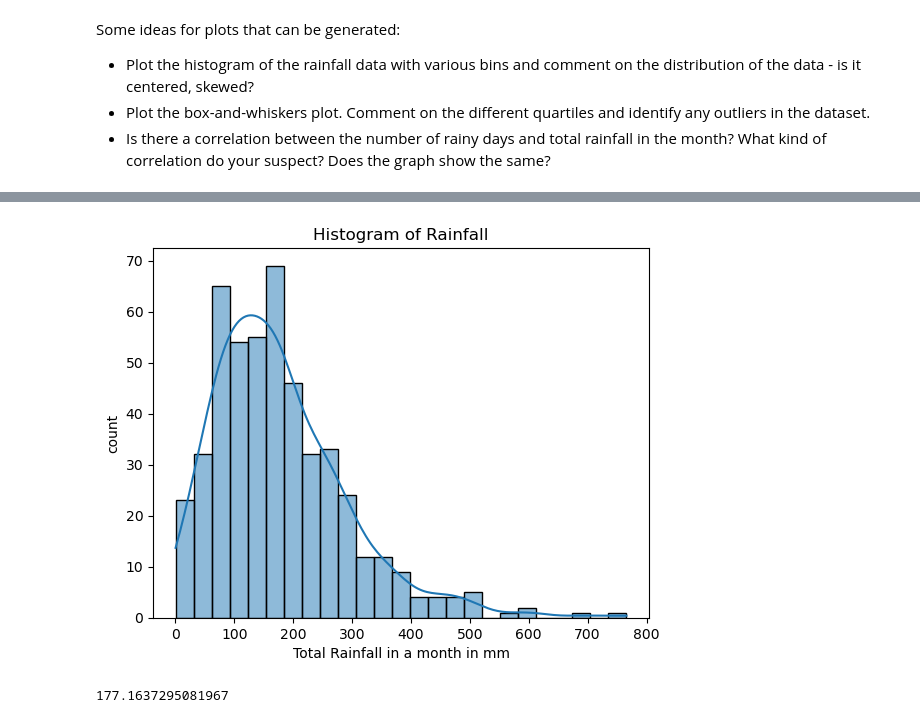
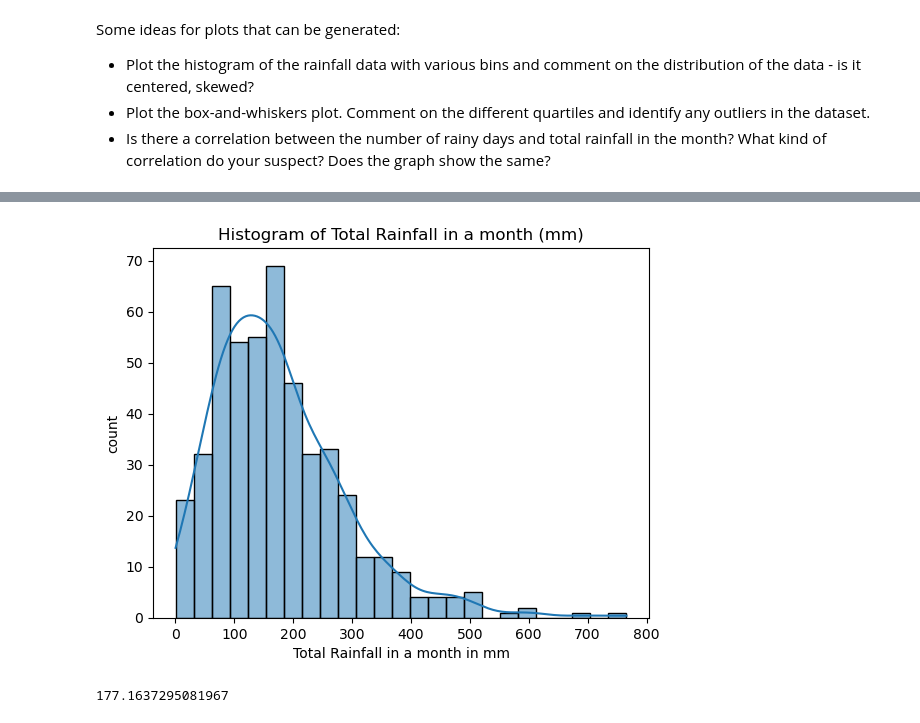
Before and after one commit to lishing/ga_project1_dsif9, a Jupyter notebook: code/starter-code.ipynb, the cells around one changed output, grey strips where cells are left out. Cells and saved outputs as stored; diff of their text form; code cells hidden in the pictures.

```diff
--- a/code/starter-code.ipynb
+++ b/code/starter-code.ipynb
@@ -908,14 +909,14 @@ with sns.axes_style("white"):
 # %%
 # histrogram of the total rainfall in mm
 sns.histplot(merged_df['total_rainfall'], bins = 25, kde = True);
 plt.xlabel('Total Rainfall in a month in mm')
 plt.ylabel('count')
-plt.title('Histogram of Rainfall')
+plt.title('Histogram of Total Rainfall in a month (mm)')
 plt.show()
 
-# Distribution of monthly total rainfall is skewed to the right
+# A: Distribution of monthly total rainfall is skewed to the right
 # %% [output]
-[figure, old version]
+[figure, new version]
 # %%
 merged_df['total_rainfall'].mean() # mean is 177.16 mm
 # %% [output]
```
Also changed, not shown: parts of 47 cells of this notebook, 2 other files.
